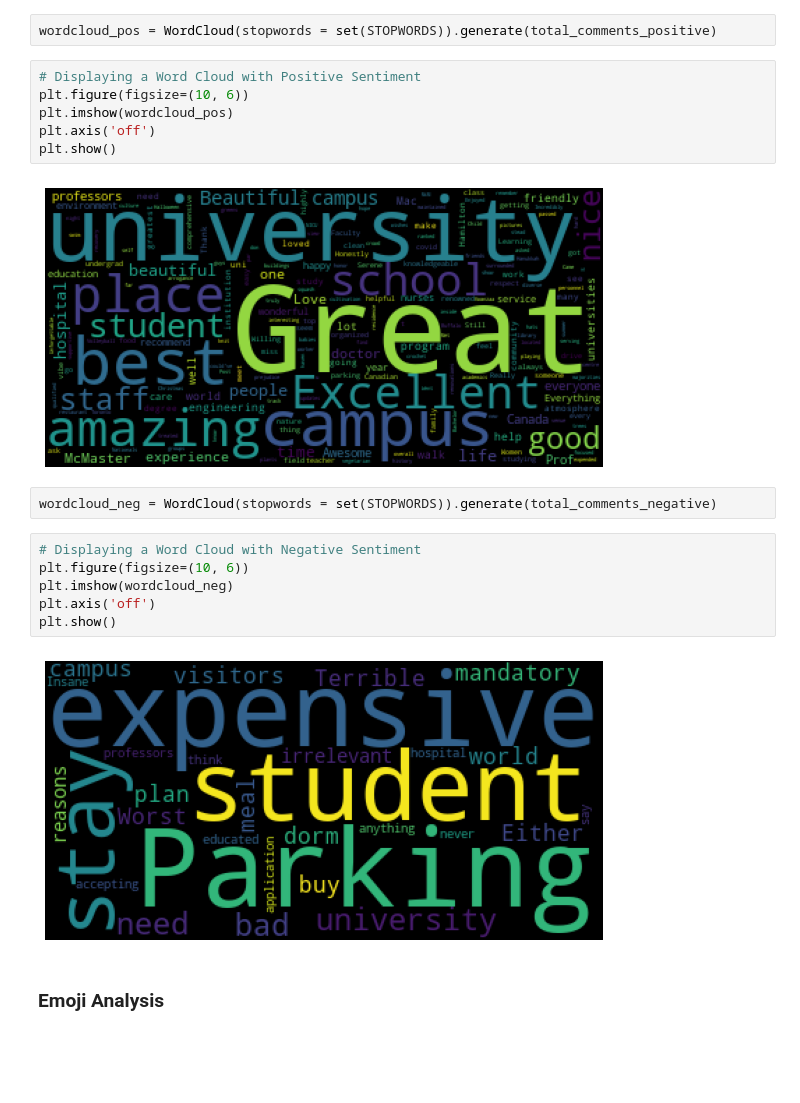
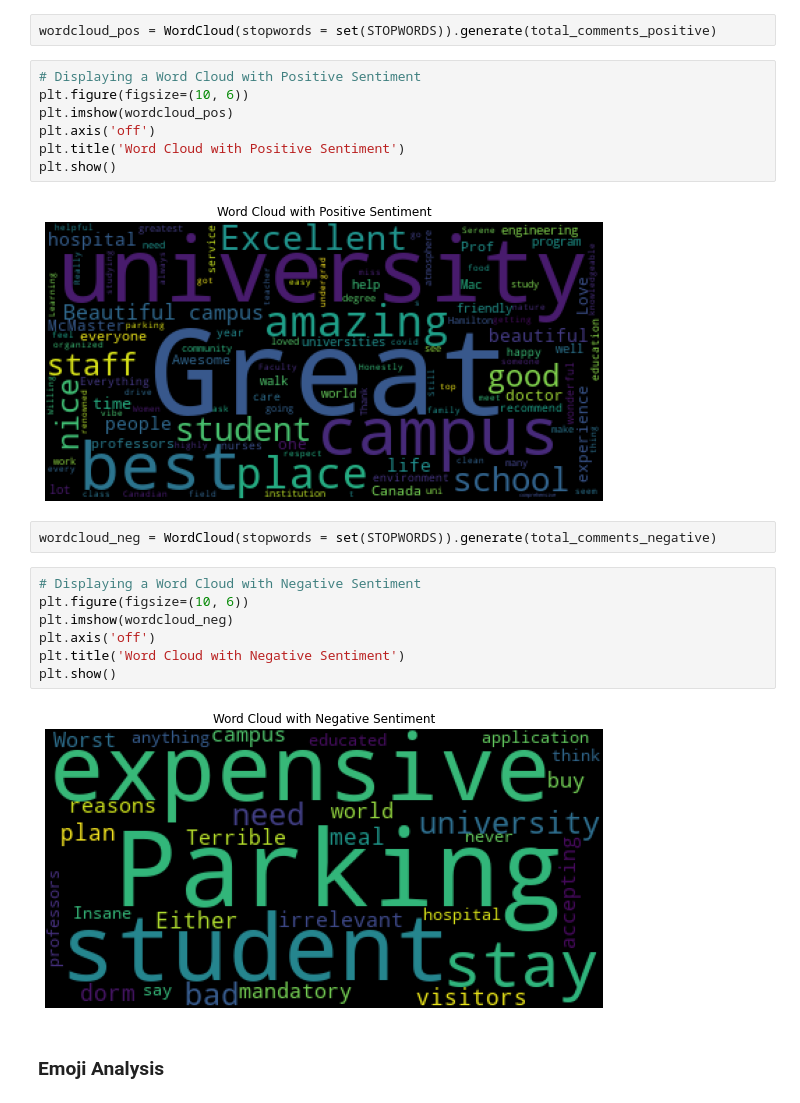
Before and after one commit to roshan02kc/McMaster_google_review, a Jupyter notebook: mcMaster.ipynb, the cells around one changed output. Drawn from its saved outputs; the diff is of its cells as text; blank space fills up the shorter version.

```diff
--- a/mcMaster.ipynb
+++ b/mcMaster.ipynb
@@ -96,11 +96,12 @@ wordcloud_pos = WordCloud(stopwords = set(STOPWORDS)).generate(total_comments_po
 # %%
 # Displaying a Word Cloud with Positive Sentiment
 plt.figure(figsize=(10, 6))
 plt.imshow(wordcloud_pos)
 plt.axis('off')
+plt.title('Word Cloud with Positive Sentiment')
 plt.show()
 # %% [output]
-[figure, old version]
+[figure, new version]
 # %%
 wordcloud_neg = WordCloud(stopwords = set(STOPWORDS)).generate(total_comments_negative)
 # %%
@@ -108,9 +109,10 @@ wordcloud_neg = WordCloud(stopwords = set(STOPWORDS)).generate(total_comments_ne
 plt.figure(figsize=(10, 6))
 plt.imshow(wordcloud_neg)
 plt.axis('off')
+plt.title('Word Cloud with Negative Sentiment')
 plt.show()
 # %% [output]
-[figure, old version]
+[figure, new version]
 # %% [markdown]
 ### Emoji Analysis
 # %%
```
Also changed, not shown: parts of 1 cell of this notebook.
